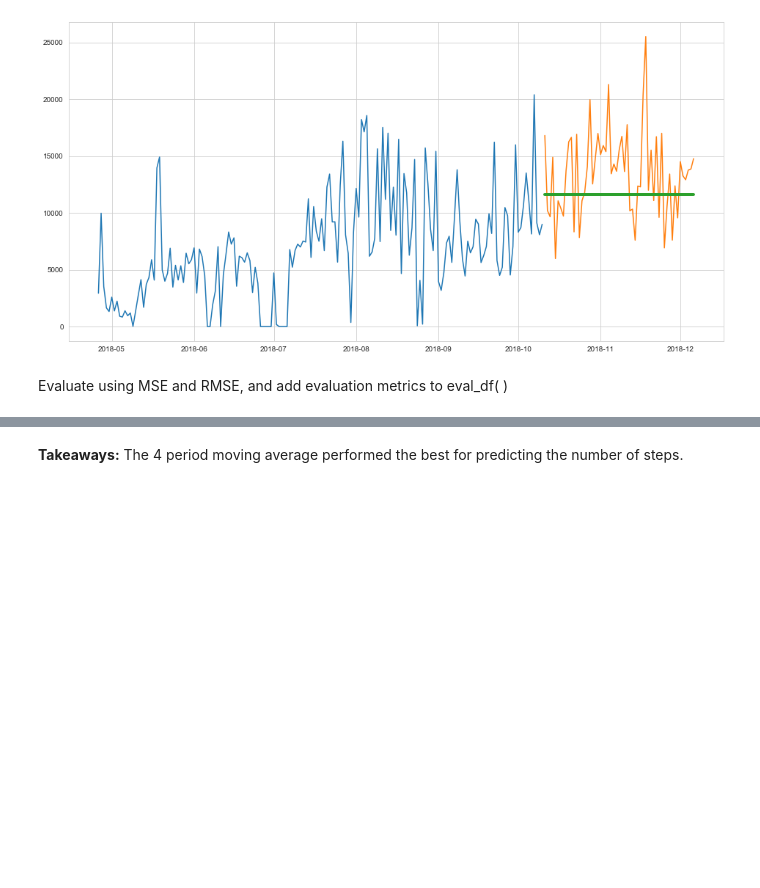
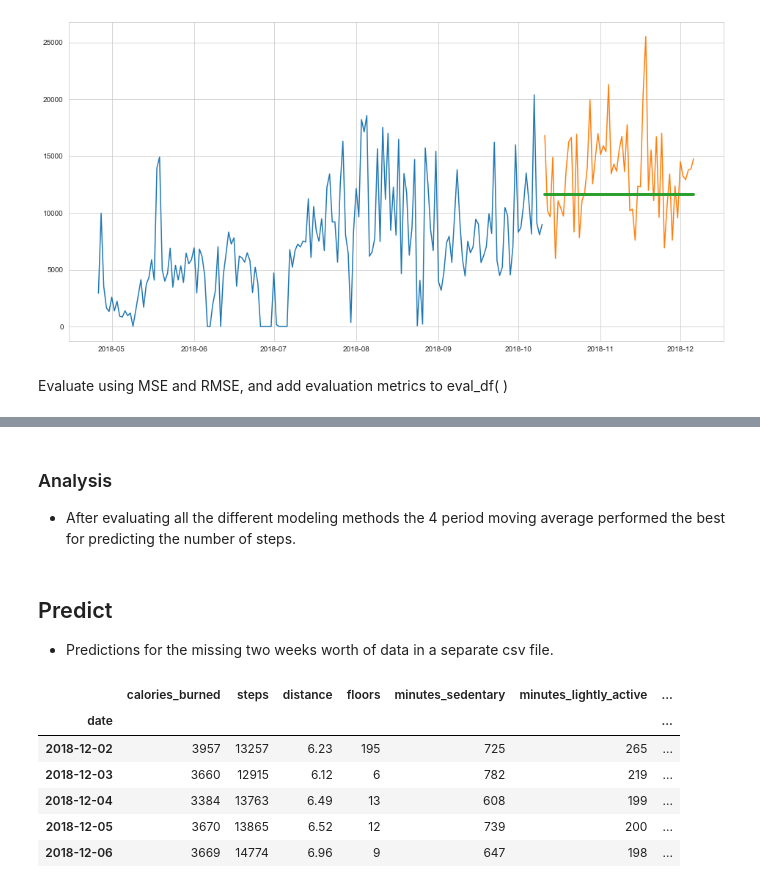
Before and after one commit to Tim-Sotirhos/fitbit_project, a Jupyter notebook: fitbit_project.ipynb, the cells around one changed output, grey strips where cells are left out. Cells and saved outputs as stored; diff of their text form; code cells hidden in the pictures; blank space fills up the shorter version.

Commit message:
completed notebook and predictions csv file

```diff
--- a/fitbit_project.ipynb
+++ b/fitbit_project.ipynb
@@ -564,2 +576,20 @@ RMSE: 5543.199002253436
 # %% [markdown]
-**Takeaways:** The 4 period moving average performed the best for predicting the number of steps.
+### Analysis
+
+- After evaluating all the different modeling methods the 4 period moving average performed the best for predicting the number of steps.
+# %% [markdown]
+## Predict
+
+- Predictions for the missing two weeks worth of data in a separate csv file.
+# %%
+predict_df = pd.read_csv('activity_data.csv')
+# %%
+predict_df.tail()
+# %% [output]
+|  | calories_burned | steps | distance | floors | minutes_sedentary | minutes_lightly_active | ... |
+| date |  |  |  |  |  |  | ... |
+| 2018-12-02 | 3957 | 13257 | 6.23 | 195 | 725 | 265 | ... |
+| 2018-12-03 | 3660 | 12915 | 6.12 | 6 | 782 | 219 | ... |
+| 2018-12-04 | 3384 | 13763 | 6.49 | 13 | 608 | 199 | ... |
+| 2018-12-05 | 3670 | 13865 | 6.52 | 12 | 739 | 200 | ... |
+| 2018-12-06 | 3669 | 14774 | 6.96 | 9 | 647 | 198 | ... |
```
Also changed, not shown: parts of 12 cells of this notebook, 1 other file.
